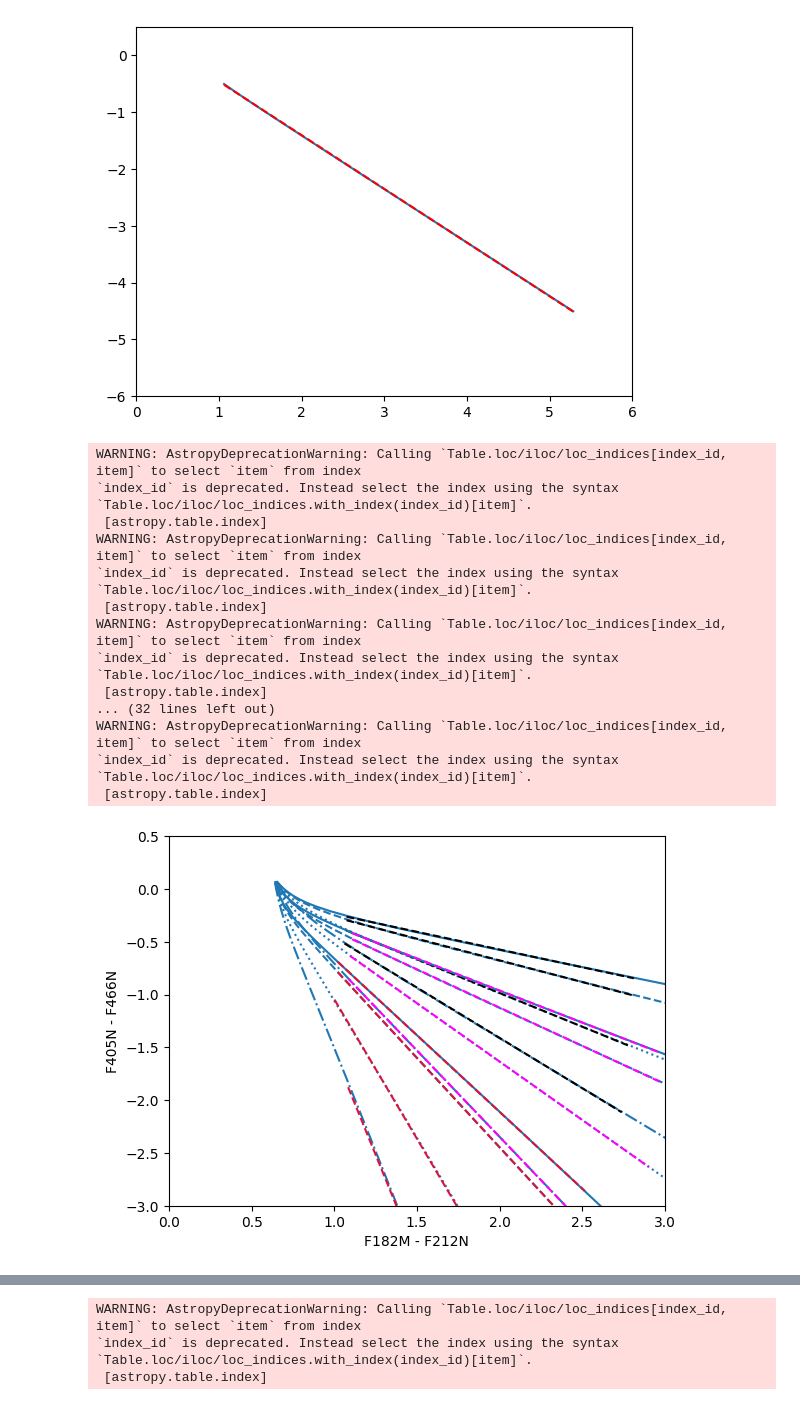
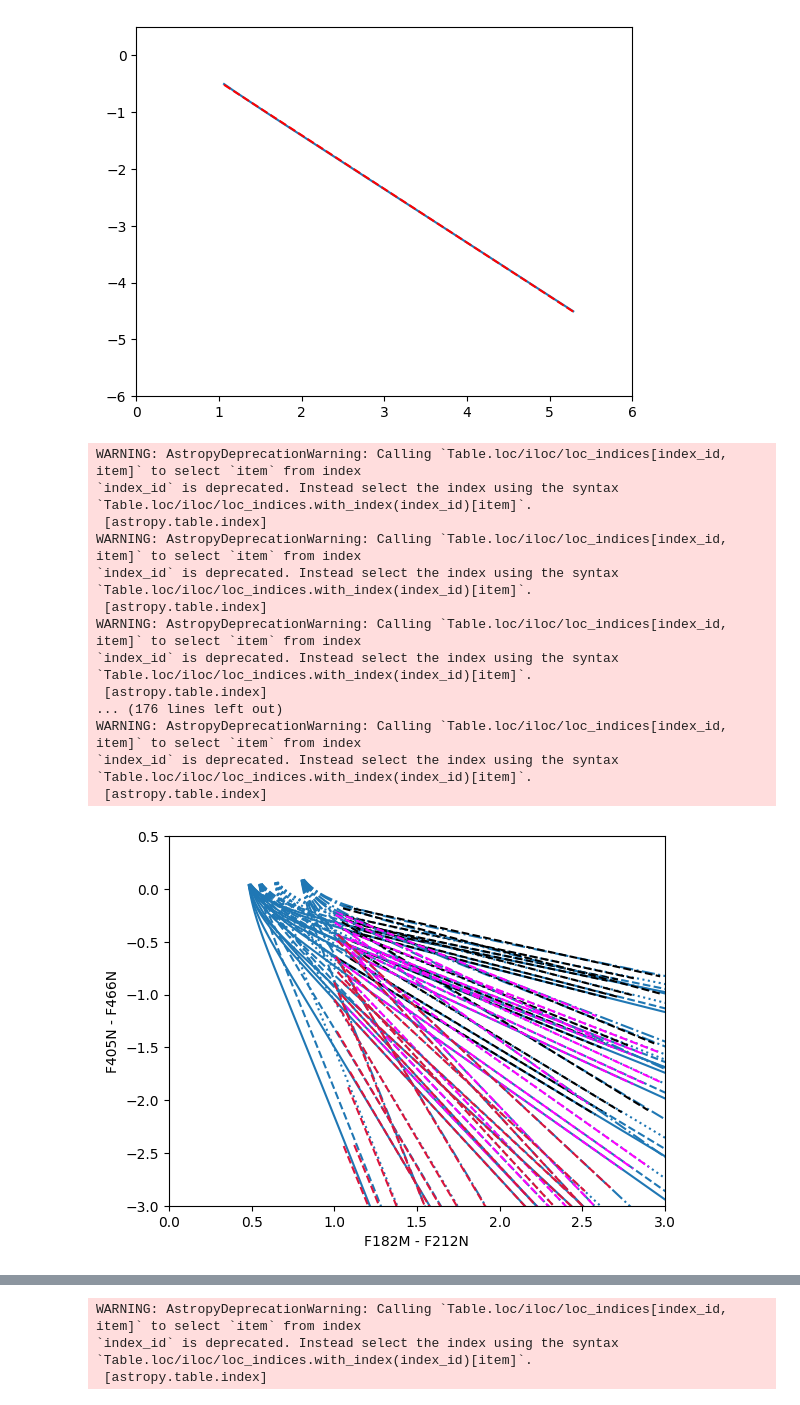
Before and after one commit to SpacialTree/dustridge-cd, a Jupyter notebook: notebooks/icemodel_analysis.ipynb, the cells around one changed output, grey strips where cells are left out. Cells and saved outputs as stored; diff of their text form; code cells hidden in the pictures.

Commit message:
more plots

```diff
--- a/notebooks/icemodel_analysis.ipynb
+++ b/notebooks/icemodel_analysis.ipynb
@@ -257,56 +257,62 @@ plt.ylim(-6, 0.5)
 (-6.0, 0.5)
 [figure]
 # %%
-slopes_ = []
-intercepts_ = []
+#slopes_ = []
+#intercepts_ = []
 abundances = [1.6e-4, 2.5e-4, 5e-4]
+starts = [15, 17, 20, 25]
+
+slopes = {}
+intercepts = {}
 
 for i in range(len(abundances)):
     for mix in mixes2:
-        plot_params['molcomps'] = [mix]
-        a_color1, a_color2, c1, c2, sel, E_V_color1, E_V_color2, tb = plot_ccd_icemodels(
-                    color1=plot_params['color1'],
-                    color2=plot_params['color2'],
-                    dmag_tbl=dmag_tbl,
-                    molcomps=plot_params['molcomps'],
-                    axlims=plot_params['axlims'],
-                    #icemol=plot_params['icemol'],
-                    abundance_wrt_h2=abundances[i],
-                    max_column=plot_params['max_column'],
-                    color='tab:blue',
-                )
+        for s in starts:
+            plot_params['molcomps'] = [mix]
+            a_color1, a_color2, c1, c2, sel, E_V_color1, E_V_color2, tb = plot_ccd_icemodels(
+                        color1=plot_params['color1'],
+                        color2=plot_params['color2'],
+                        dmag_tbl=dmag_tbl,
+                        molcomps=plot_params['molcomps'],
+                        axlims=plot_params['axlims'],
+                        #icemol=plot_params['icemol'],
+                        abundance_wrt_h2=abundances[i],
+                        max_column=plot_params['max_column'],
+                        color='tab:blue',
+                        av_start = s
+                    )
 
-        sel = (c1 > 1) & (c1 < 3)
-        fit = fitting.LinearLSQFitter()
-        line_init = models.Linear1D()
-        fitted_line = fit(line_init, c1[sel], c2[sel])
+            sel = (c1 > 1) & (c1 < 3)
+            fit = fitting.LinearLSQFitter()
+            line_init = models.Linear1D()
+            fitted_line = fit(line_init, c1[sel], c2[sel])
 
-        slopes_.append(fitted_line.slope.value)
-        intercepts_.append(fitted_line.intercept.value)
-        if i == 0:
-            color = 'k'
-        elif i == 1:
-            color = 'magenta'
-        elif i == 2:
-            color = 'crimson'
+            slopes[(mix[0], s, abundances[i])] = fitted_line.slope.value
+            intercepts[(mix[0], s, abundances[i])] = fitted_line.intercept.value
+            if i == 0:
+                color = 'k'
+            elif i == 1:
+                color = 'magenta'
+            elif i == 2:
+                color = 'crimson'
 
-        plt.plot(c1[sel], fitted_line(c1[sel]), linestyle='--', label=f'{mix[0]} slope={fitted_line.slope.value:.2f}', color=color)
+            plt.plot(c1[sel], fitted_line(c1[sel]), linestyle='--', label=f'{mix[0]} slope={fitted_line.slope.value:.2f}', color=color)
 # %% [output]
 WARNING: AstropyDeprecationWarning: Calling `Table.loc/iloc/loc_indices[index_id, item]` to select `item` from index
 `index_id` is deprecated. Instead select the index using the syntax
 `Table.loc/iloc/loc_indices.with_index(index_id)[item]`.
  [astropy.table.index]
 WARNING: AstropyDeprecationWarning: Calling `Table.loc/iloc/loc_indices[index_id, item]` to select `item` from index
 `index_id` is deprecated. Instead select the index using the syntax
 `Table.loc/iloc/loc_indices.with_index(index_id)[item]`.
  [astropy.table.index]
 WARNING: AstropyDeprecationWarning: Calling `Table.loc/iloc/loc_indices[index_id, item]` to select `item` from index
 `index_id` is deprecated. Instead select the index using the syntax
 `Table.loc/iloc/loc_indices.with_index(index_id)[item]`.
  [astropy.table.index]
-... (32 lines left out)
+... (176 lines left out)
 WARNING: AstropyDeprecationWarning: Calling `Table.loc/iloc/loc_indices[index_id, item]` to select `item` from index
 `index_id` is deprecated. Instead select the index using the syntax
 `Table.loc/iloc/loc_indices.with_index(index_id)[item]`.
  [astropy.table.index]
-[figure, old version]
+[figure, new version]
```
Also changed, not shown: parts of 10 cells of this notebook.
